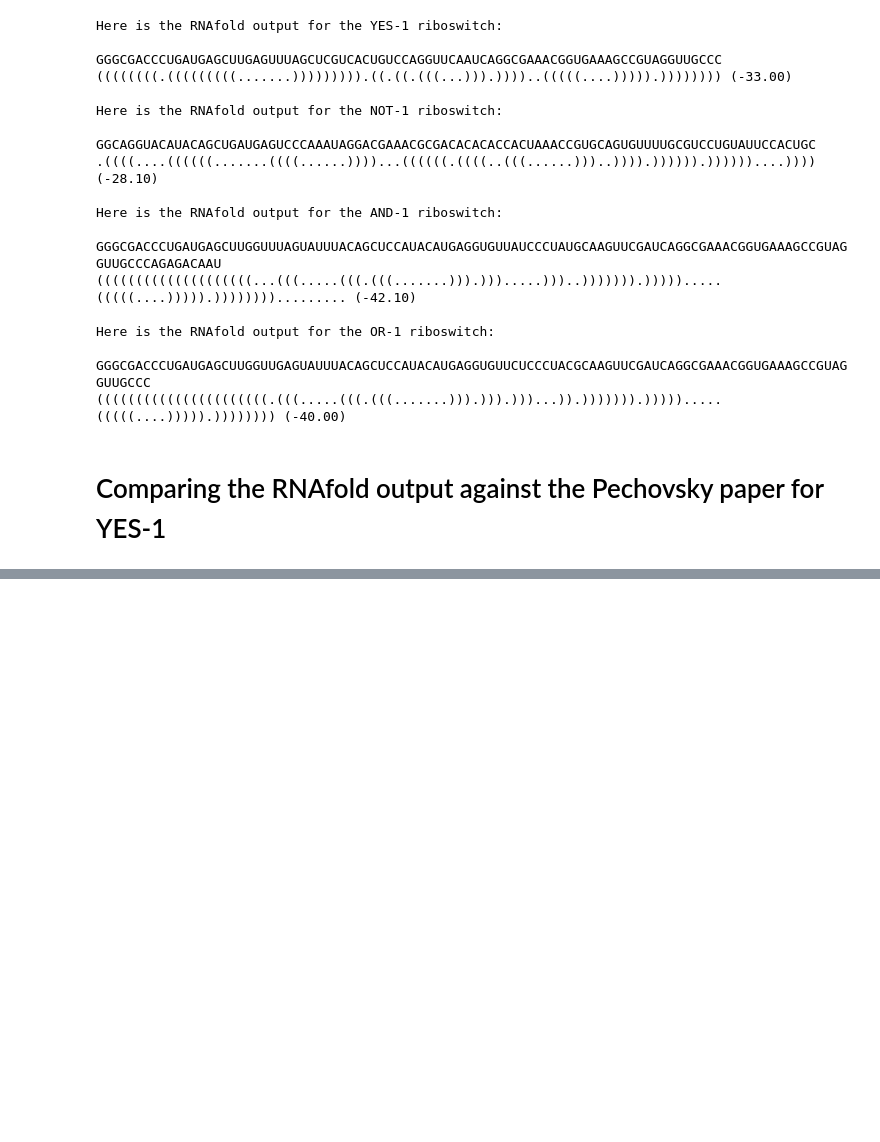
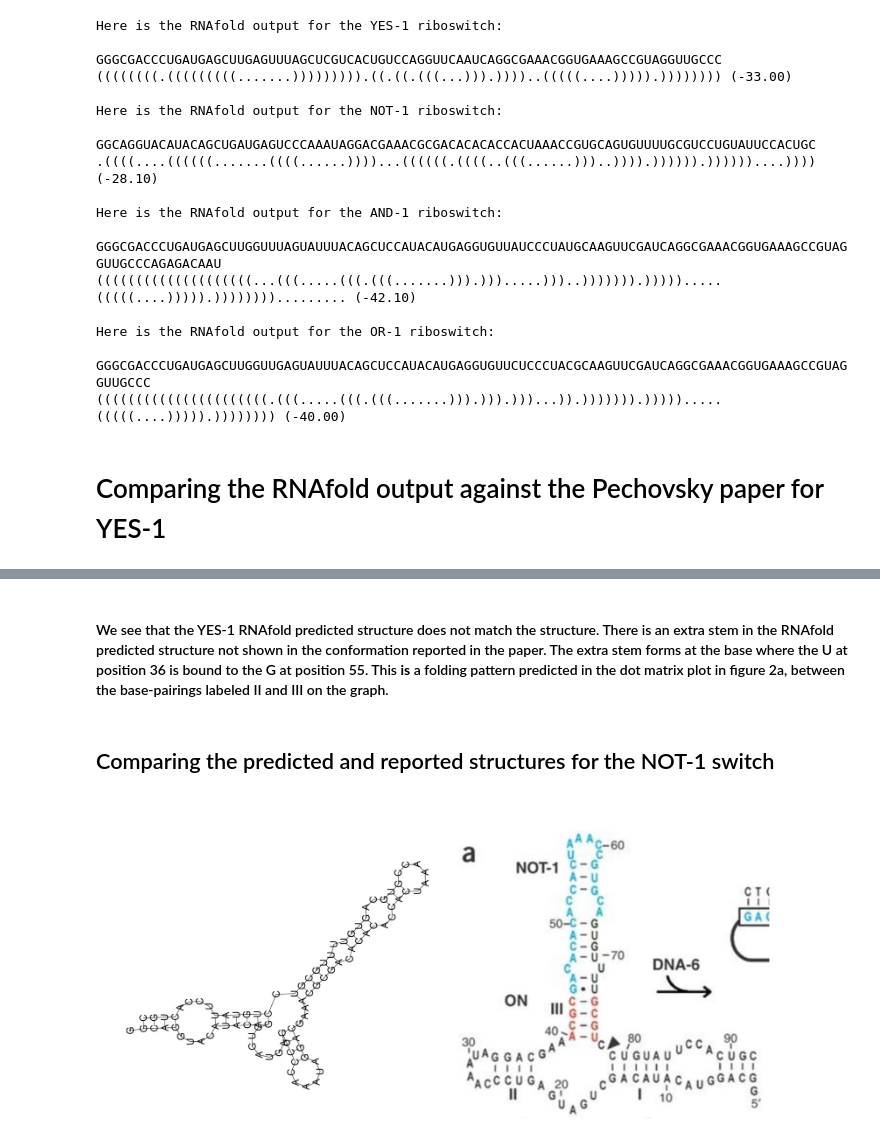
Before and after one commit to SkinnerCM/BioE_231, a Jupyter notebook: Lab/Lab_05/Colin_Skinner_Lab_05.ipynb, the cells around one changed output, grey strips where cells are left out. Drawn from its saved outputs; the diff is of its cells as text; code cells hidden in the pictures; blank space fills up the shorter version.

```diff
--- a/Lab/Lab_05/Colin_Skinner_Lab_05.ipynb
+++ b/Lab/Lab_05/Colin_Skinner_Lab_05.ipynb
@@ -109,0 +88,9 @@ Image(filename = PATH + "yes1_predicted.jpg", width=300, height=300)
+# %% [markdown]
+#### We see that the YES-1 RNAfold predicted structure does not match the structure. There is an extra stem in the RNAfold predicted structure not shown in the conformation reported in the paper. The extra stem forms at the base where the U at position 36 is bound to the G at position 55.  This **is** a folding pattern predicted in the dot matrix plot in figure 2a, between the base-pairings labeled II and III on the graph.
+# %% [markdown]
+## Comparing the predicted and reported structures for the NOT-1 switch
+# %%
+PATH = "C:/Users/cms/Desktop/BioE 231/Lab/Lab_05/fold_pics/"
+Image(filename = PATH + "not1foldvpred.jpg", width=700, height=700)
+# %% [output]
+[figure, added]
```
Also changed, not shown: parts of 40 cells of this notebook.
